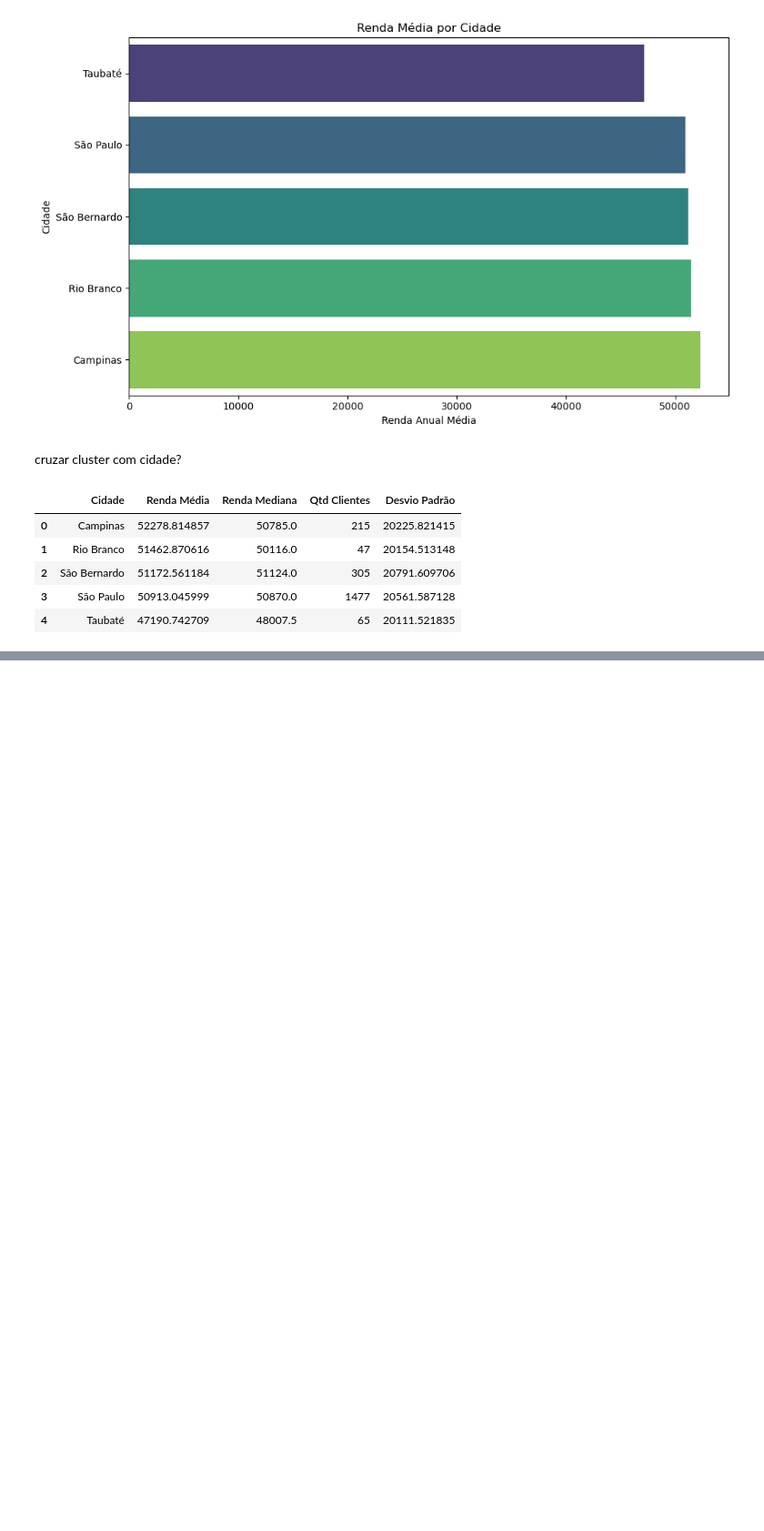
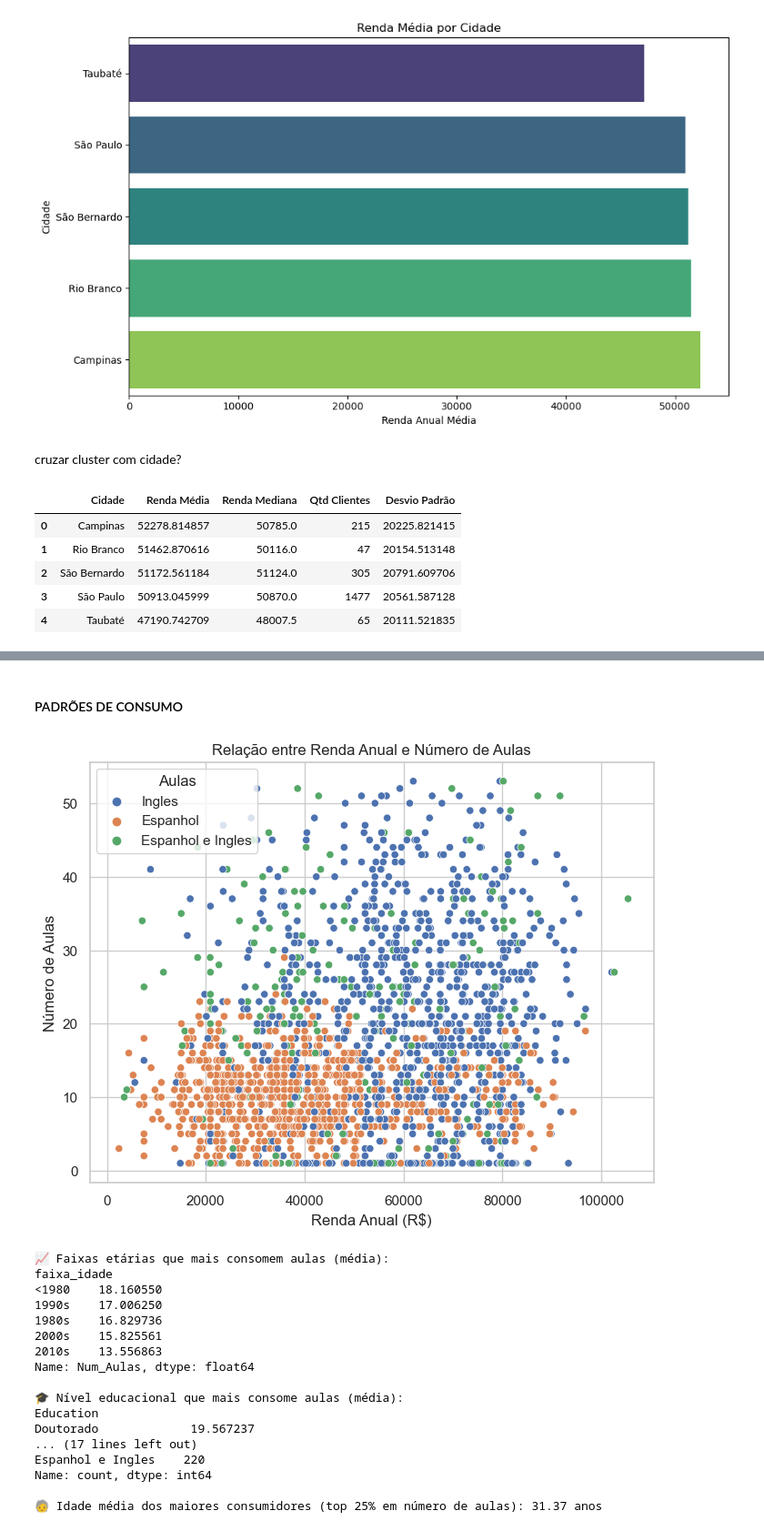
Before and after one commit to liviagcarvalho/LinguasI-Analise-Exploratoria, a Jupyter notebook: AnaliseExploratoria.ipynb, the cells around one changed output, grey strips where cells are left out. Shown at 91% size. Drawn from its saved outputs; the diff is of its cells as text; code cells hidden in the pictures; blank space fills up the shorter version.

```diff
--- a/AnaliseExploratoria.ipynb
+++ b/AnaliseExploratoria.ipynb
@@ -411,0 +492,59 @@ Detecção de outliers por cidade (ajuda na precificação e segmentação de ca
+# %% [markdown]
+#### PADRÕES DE CONSUMO
+# %%
+
+
+# 1. Quem mais compra aulas? (Top perfis por média de aulas)
+mais_aulas_por_faixa_etaria = df.groupby("faixa_idade")["Num_Aulas"].mean().sort_values(ascending=False)
+mais_aulas_por_educacao = df.groupby("Education")["Num_Aulas"].mean().sort_values(ascending=False)
+mais_aulas_por_motivo = df.groupby("Motivo")["Num_Aulas"].mean().sort_values(ascending=False)
+
+# 2. Tipos de aula mais contratados
+tipos_de_aula = df["Aulas"].value_counts()
+
+# 3. Relação entre Renda e Número de Aulas
+plt.figure(figsize=(8, 6))
+sns.scatterplot(data=df, x="Renda_anual", y="Num_Aulas", hue="Aulas")
+plt.title("Relação entre Renda Anual e Número de Aulas")
+plt.xlabel("Renda Anual (R$)")
+plt.ylabel("Número de Aulas")
+plt.show()
+
+# 4. Idade média dos maiores consumidores (top 25% em número de aulas)
+limite_top_consumidores = df["Num_Aulas"].quantile(0.75)
+top_consumidores = df[df["Num_Aulas"] >= limite_top_consumidores]
+idade_media_top_consumidores = top_consumidores["Idade"].mean()
+
+# Exibir os resultados analíticos
+print("📈 Faixas etárias que mais consomem aulas (média):")
+print(mais_aulas_por_faixa_etaria, "\n")
+
+print("🎓 Nível educacional que mais consome aulas (média):")
+print(mais_aulas_por_educacao, "\n")
+
+print("🎯 Motivo mais associado ao consumo de aulas (média):")
+print(mais_aulas_por_motivo, "\n")
+
+print("📚 Tipos de aula mais contratados (frequência):")
+print(tipos_de_aula, "\n")
+
+print(f"🧓 Idade média dos maiores consumidores (top 25% em número de aulas): {idade_media_top_consumidores:.2f} anos")
+# %% [output]
+[figure, added]
+📈 Faixas etárias que mais consomem aulas (média):
+faixa_idade
+<1980    18.160550
+1990s    17.006250
+1980s    16.829736
+2000s    15.825561
+2010s    13.556863
+Name: Num_Aulas, dtype: float64
+
+🎓 Nível educacional que mais consome aulas (média):
+Education
+Doutorado             19.567237
+... (17 lines left out)
+Espanhol e Ingles    220
+Name: count, dtype: int64
+
+🧓 Idade média dos maiores consumidores (top 25% em número de aulas): 31.37 anos
```
Also changed, not shown: parts of 16 cells of this notebook.
